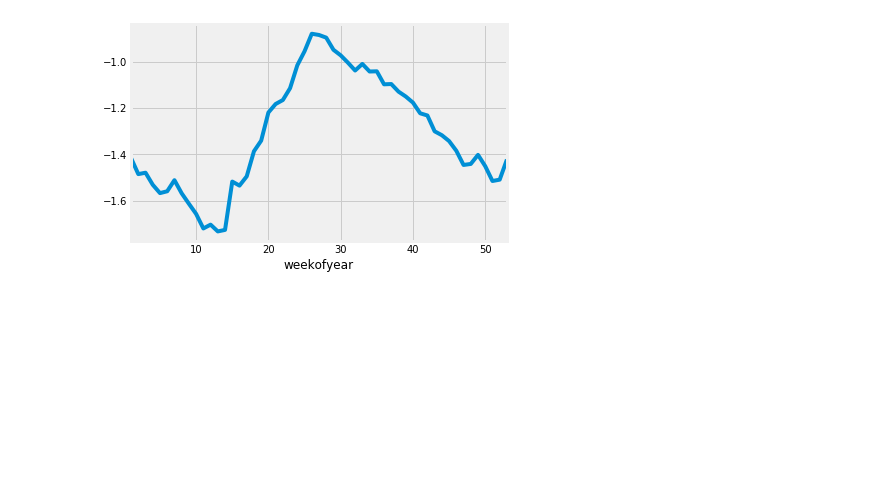
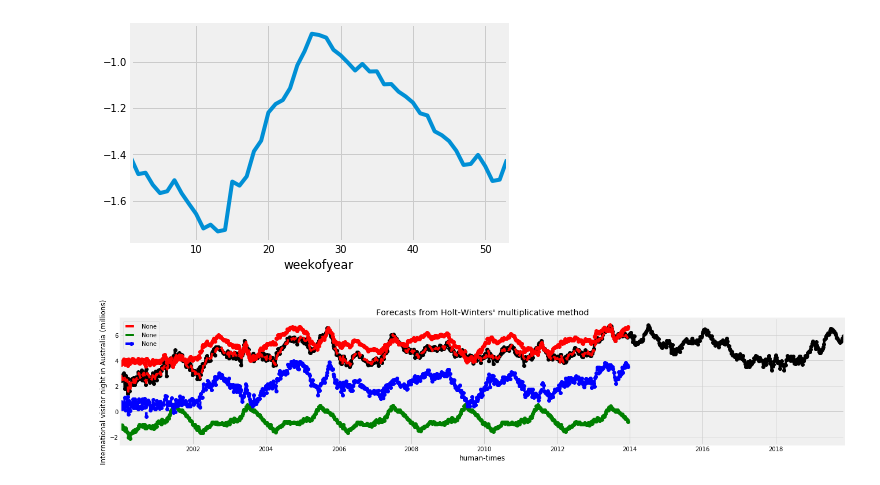
Before and after one commit to mammothb/personal, a Jupyter notebook: datathon/data-extraction/prepare_input_data.ipynb, the cells around one changed output. Drawn from its saved outputs; the diff is of its cells as text; code cells hidden in the pictures; blank space fills up the shorter version.

Commit message:
new data processing > 2004

```diff
--- a/datathon/data-extraction/prepare_input_data.ipynb
+++ b/datathon/data-extraction/prepare_input_data.ipynb
@@ -464,3 +460,30 @@ input_df["hw-season-repeat"] = input_df["weekofyear"].apply(lambda x: season_med
 input_df.drop("weekofyear", 1, inplace=True)
 input_df["rainfall-sg-max"] = big_df["rainfall-sg-max"]
 input_df.to_csv("./output/input_data_hw.csv")
+# %%
+train_years = data.index <= "2013-12-17"
+model = ExponentialSmoothing(data.loc[train_years], seasonal_periods=52, trend='add', seasonal='add', freq="7D")
+fit1 = model.fit(use_boxcox=True)
+
+ax = data.plot(figsize=(20,4), marker='o', color='black', title="Forecasts from Holt-Winters' multiplicative method" )
+ax.set_ylabel("International visitor night in Australia (millions)")
+ax.set_xlabel("Year")
+fit1.fittedvalues.plot(ax=ax, style='--', color='red')
+
+fit1.forecast(8).plot(ax=ax, style='--', marker='o', color='red', legend=True)
+
+plt.show()
+# %%
+ax = data.plot(figsize=(20,4), marker='o', color='black', title="Forecasts from Holt-Winters' multiplicative method" )
+ax.set_ylabel("International visitor night in Australia (millions)")
+ax.set_xlabel("Year")
+fit1.fittedvalues.plot(ax=ax, style='--', color='red')
+# fit2.fittedvalues.plot(ax=ax, style='--', color='green')
+
+fit1.level.plot(ax=ax, style='--', marker='o', color='r', legend=True)
+fit1.season.plot(ax=ax, style='--', marker='o', color='g', legend=True)
+fit1.slope.plot(ax=ax, style='--', marker='o', color='b', legend=True)
+
+plt.show()
+# %% [output]
+[figure, added]
```
Also changed, not shown: parts of 1 cell of this notebook, 4 other files.
